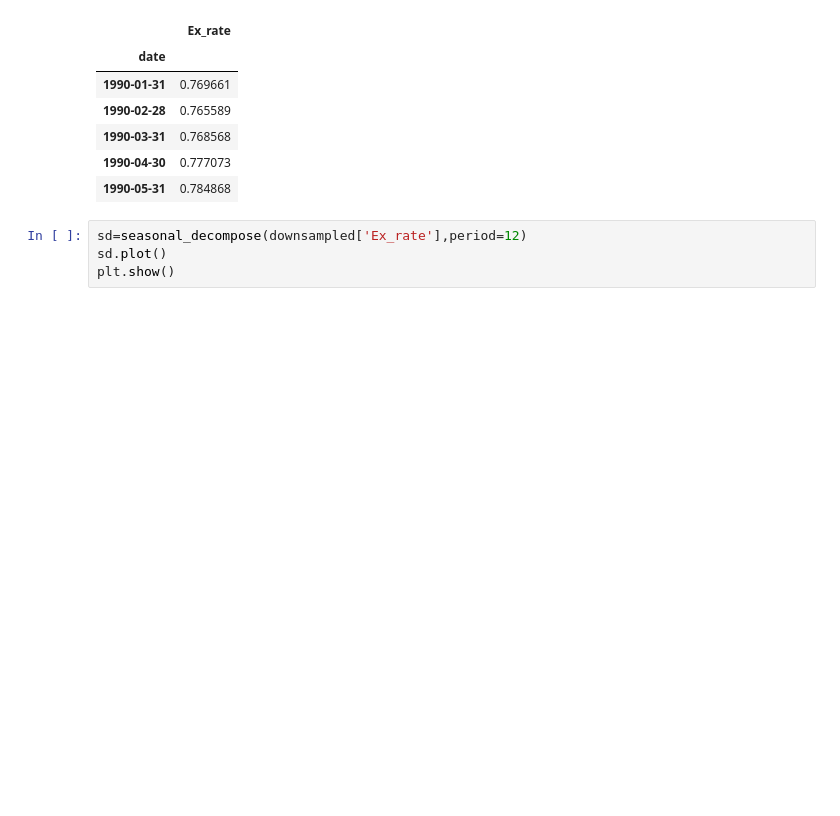
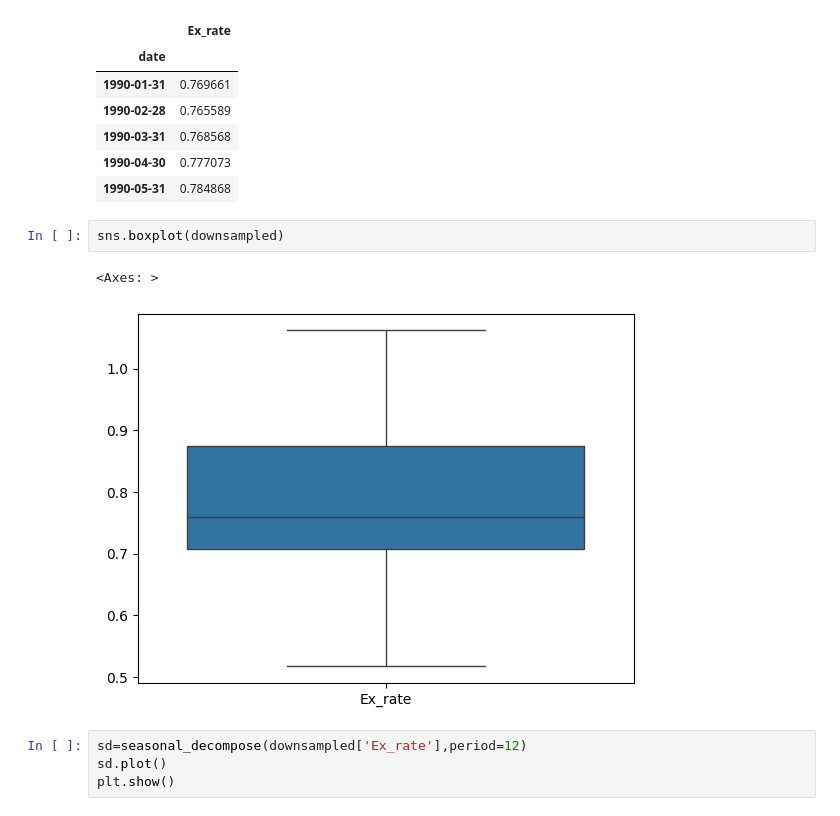
Before and after one commit to bishnusahu23/ExchangerateForecasting, a Jupyter notebook: Ex_rateForecast.ipynb, the cells around one changed output. Saved outputs shown, nothing was run; the diff lists cells and outputs as text; blank space fills up the shorter version.

```diff
--- a/Ex_rateForecast.ipynb
+++ b/Ex_rateForecast.ipynb
@@ -91,6 +134,11 @@ downsampled.head()
 | 1990-03-31 | 0.768568 |
 | 1990-04-30 | 0.777073 |
 | 1990-05-31 | 0.784868 |
+# %%
+sns.boxplot(downsampled)
+# %% [output]
+<Axes: >
+[figure, added]
 # %%
 sd=seasonal_decompose(downsampled['Ex_rate'],period=12)
 sd.plot()
```
Also changed, not shown: parts of 5 cells of this notebook, 14 other files.
